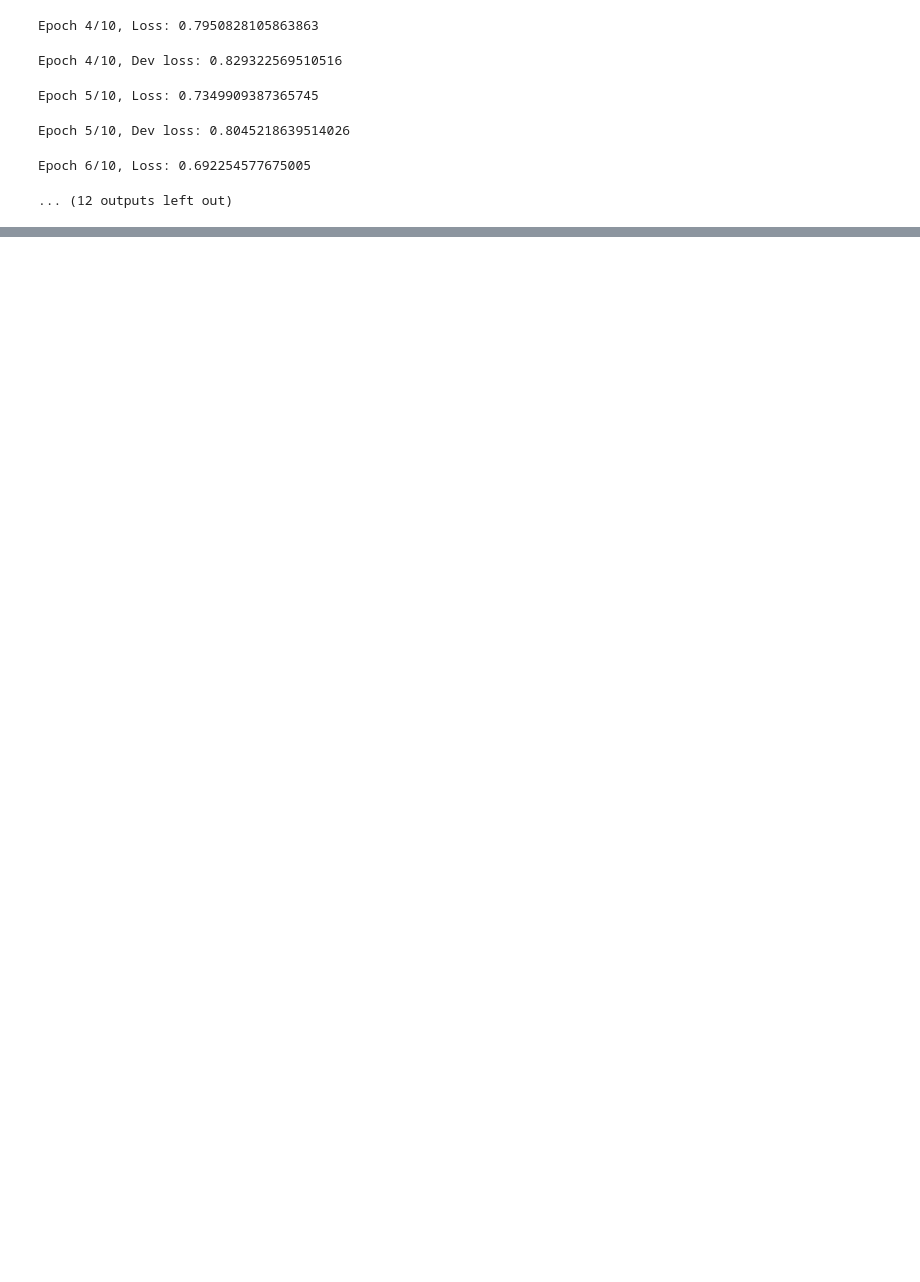
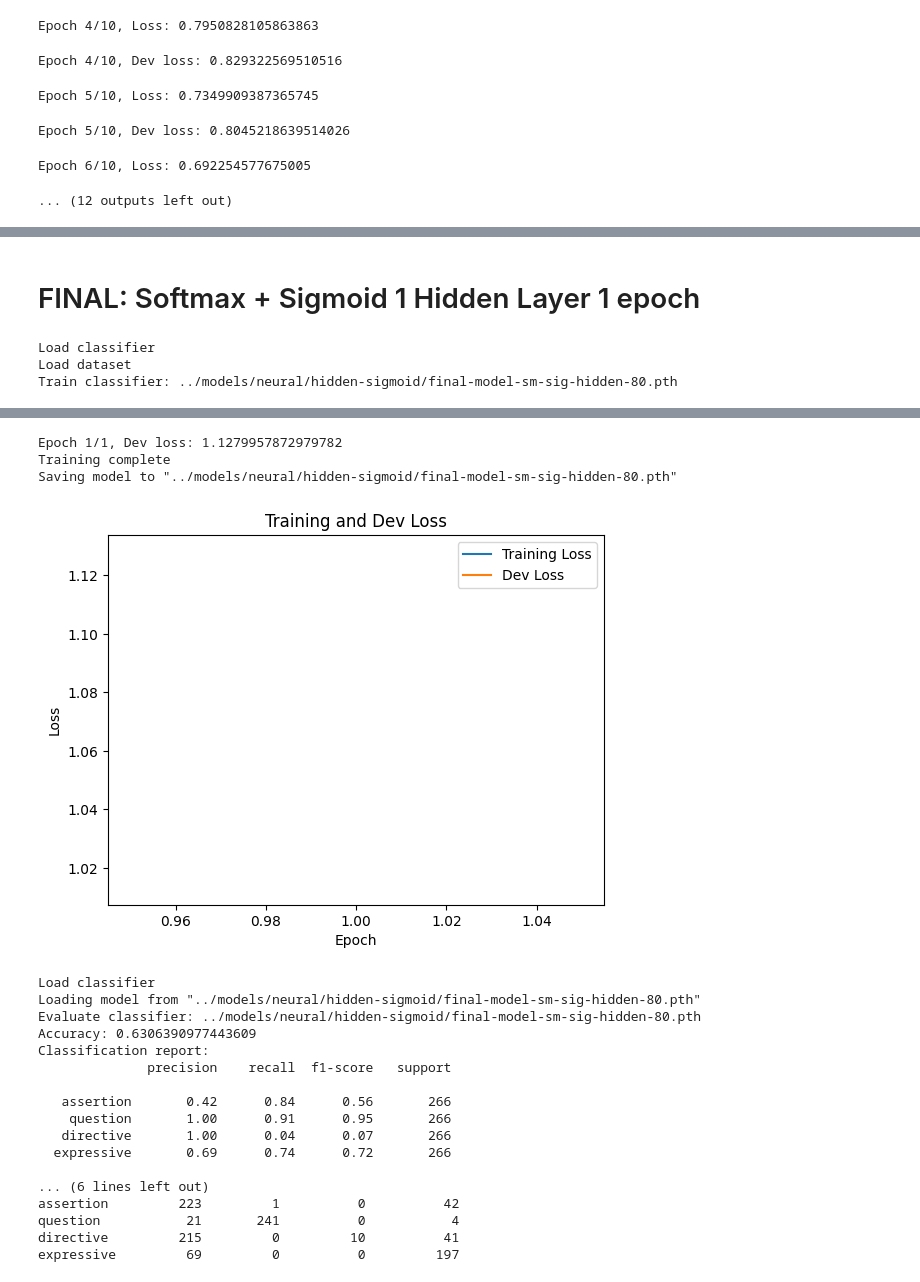
Before and after one commit to Daniel-B-Tufvesson/speech-act-classifier, a Jupyter notebook: notebooks/dev_embedding_classifier.ipynb, the cells around one changed output, grey strips where cells are left out. Drawn from its saved outputs; the diff is of its cells as text; code cells hidden in the pictures; blank space fills up the shorter version.

Commit message:
Train network with hidden layer and sigmoid activation.

```diff
--- a/notebooks/dev_embedding_classifier.ipynb
+++ b/notebooks/dev_embedding_classifier.ipynb
@@ -47,13 +0,0 @@ def train_model(corpus: corp.Corpus, dev_corpus: corp.Corpus, model_name: str):
-# %%
-def evaluate_model(corpus: corp.Corpus, model_name: str):
-    print('Load classifier')
-    classifier = emb.EmbeddingClassifier()
-    classifier.load(model_name)
-
-    print(f'Evaluate classifier: {model_name}')
-    return evaluation.evaluate(
-        corpus,
-        classifier,
-        labels,
-        draw_conf_matrix=True
-    )
@@ -103,0 +111,10 @@ Epoch 6/10, Loss: 0.692254577675005
+# %%
+train_model(train_corpus,
+            test_corpus,
+            model_name='../models/neural/softmax_perceptron/dev-model-sm-perc-80.pth',
+            network_factory=emb.softmax_perceptron,
+            epochs=30)
+results['dev-model-sm-perc-80'] = evaluate_model(
+    test_corpus,
+    model_name='../models/neural/softmax_perceptron/dev-model-sm-perc-80.pth',
+    network_factory=emb.softmax_perceptron)
@@ -103,0 +139,10 @@ Epoch 6/10, Loss: 0.692254577675005
+# %%
+train_model(train_corpus,
+            test_corpus,
+            model_name='../models/neural/hidden-sigmoid/dev-model-sm-sig-hidden-80.pth',
+            network_factory=emb.sigmoid_hidden_layer,
+            epochs=30)
+results['dev-model-sm-sig-hidden-80'] = evaluate_model(
+    test_corpus,
+    model_name='../models/neural/hidden-sigmoid/dev-model-sm-sig-hidden-80.pth',
+    network_factory=emb.sigmoid_hidden_layer)
@@ -103,0 +165,18 @@ Epoch 6/10, Loss: 0.692254577675005
+# %% [markdown]
+# FINAL: Softmax + Sigmoid 1 Hidden Layer 1 epoch
+# %%
+full_train_corpus = corp.Corpus('../data/auto-annotated data/speech-acts.conllu.bz2')
+
+train_model(full_train_corpus,
+            test_corpus,
+            model_name='../models/neural/hidden-sigmoid/final-model-sm-sig-hidden-80.pth',
+            network_factory=emb.sigmoid_hidden_layer,
+            epochs=1)
+results['final-model-sm-sig-hidden-80'] = evaluate_model(
+    test_corpus,
+    model_name='../models/neural/hidden-sigmoid/final-model-sm-sig-hidden-80.pth',
+    network_factory=emb.sigmoid_hidden_layer)
+# %% [output]
+Load classifier
+Load dataset
+Train classifier: ../models/neural/hidden-sigmoid/final-model-sm-sig-hidden-80.pth
@@ -103,0 +184,21 @@ Epoch 6/10, Loss: 0.692254577675005
+Epoch 1/1, Dev loss: 1.1279957872979782
+Training complete
+Saving model to "../models/neural/hidden-sigmoid/final-model-sm-sig-hidden-80.pth"
+[figure, added]
+Load classifier
+Loading model from "../models/neural/hidden-sigmoid/final-model-sm-sig-hidden-80.pth"
+Evaluate classifier: ../models/neural/hidden-sigmoid/final-model-sm-sig-hidden-80.pth
+Accuracy: 0.6306390977443609
+Classification report:
+              precision    recall  f1-score   support
+
+   assertion       0.42      0.84      0.56       266
+    question       1.00      0.91      0.95       266
+   directive       1.00      0.04      0.07       266
+  expressive       0.69      0.74      0.72       266
+
+... (6 lines left out)
+assertion         223         1          0          42
+question           21       241          0           4
+directive         215         0         10          41
+expressive         69         0          0         197
```
Also changed, not shown: parts of 11 cells of this notebook, 1 other file.
